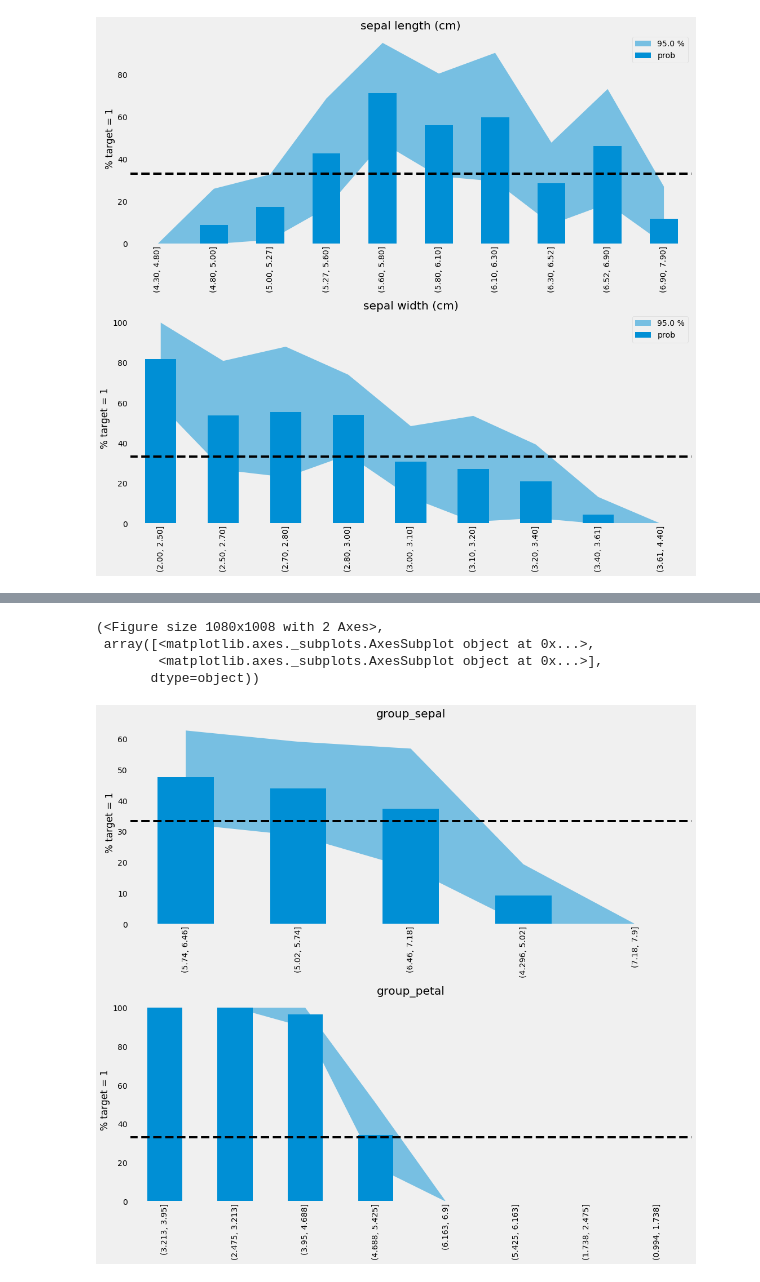
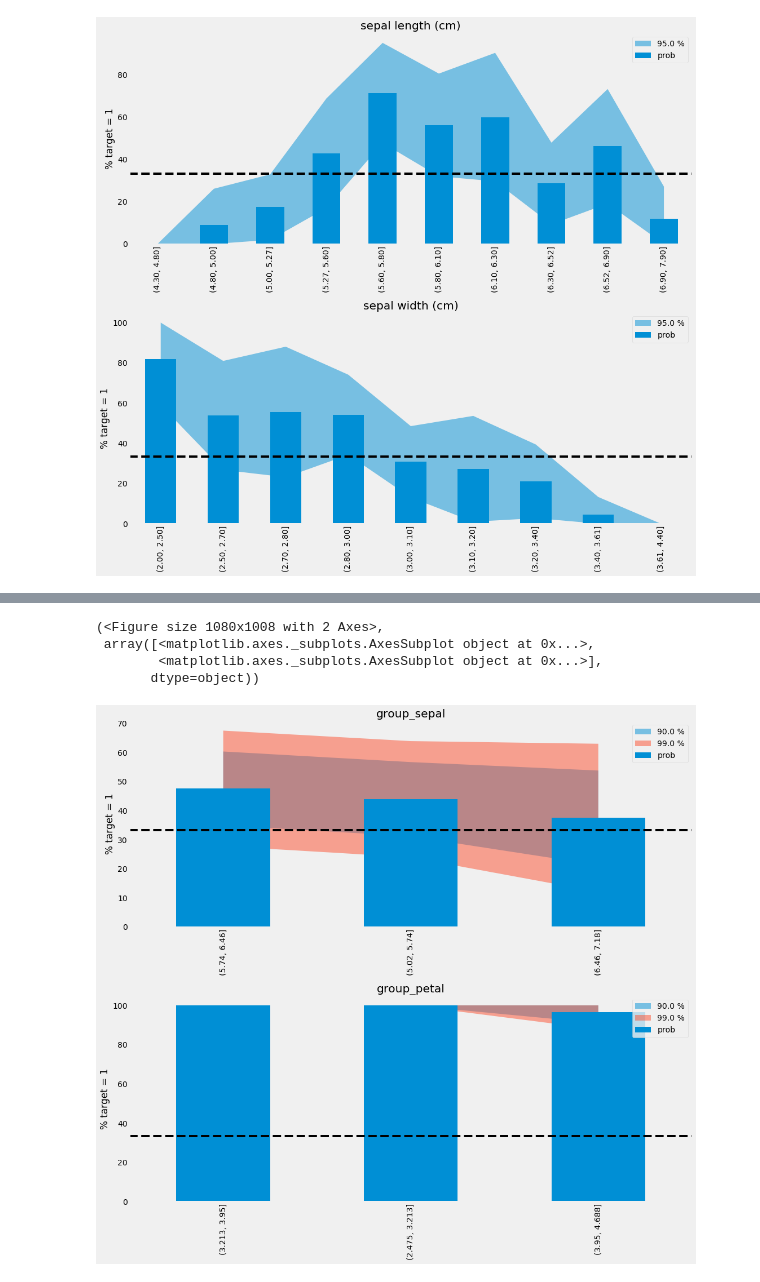
Before and after one commit to SpikeLab-CL/SpikePy, a Jupyter notebook: Notebooks/plots_helpers.ipynb, the cells around one changed output, grey strips where cells are left out. Saved outputs shown, nothing was run; the diff lists cells and outputs as text; code cells hidden in the pictures.

Commit message:
ordenar plots con intervalo de confianza

```diff
--- a/Notebooks/plots_helpers.ipynb
+++ b/Notebooks/plots_helpers.ipynb
@@ -87,11 +87,15 @@ sp.pdplot(df, ['sepal length (cm)', 'sepal width (cm)'], 'target', numeric=True,
 [figure]
 # %%
 #Categorical variables
-sp.pdplot(df, ['group_sepal', 'group_petal'], 'target', numeric=False)
+sp.pdplot(df, ['group_sepal', 'group_petal'], 'target',
+          numeric=False,
+          ncategories=3,
+          confidence_q=[.9, .99],
+          sort_q=.99)
 # %% [output]
 [interactive output not drawn]
 (<Figure size 1080x1008 with 2 Axes>,
  array([<matplotlib.axes._subplots.AxesSubplot object at 0x...>,
         <matplotlib.axes._subplots.AxesSubplot object at 0x...>],
        dtype=object))
-[figure, old version]
+[figure, new version]
```
Also changed, not shown: 1 other file.
